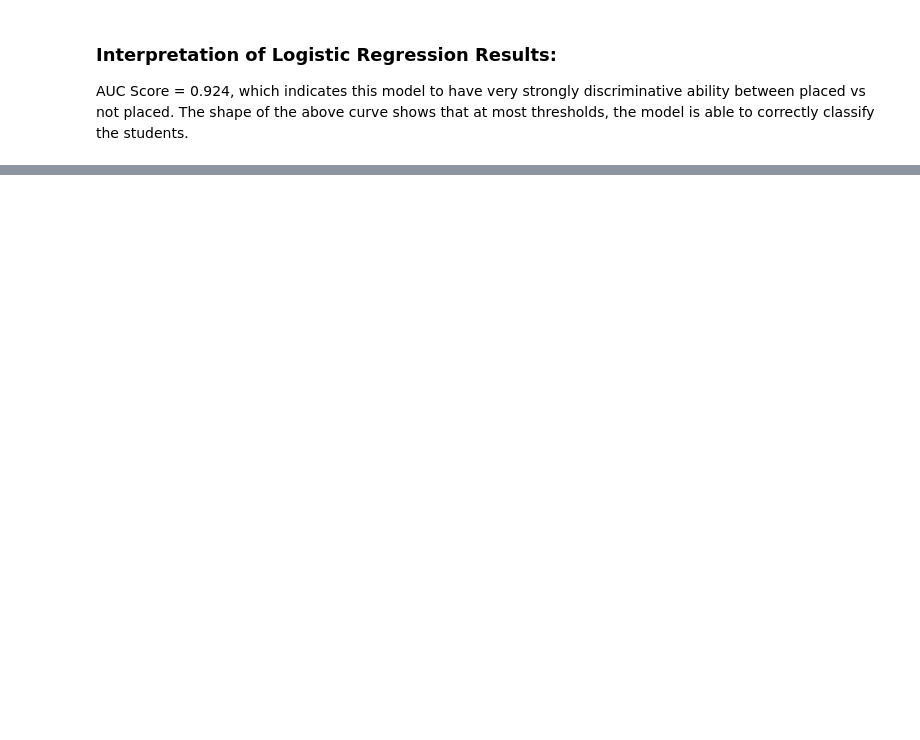
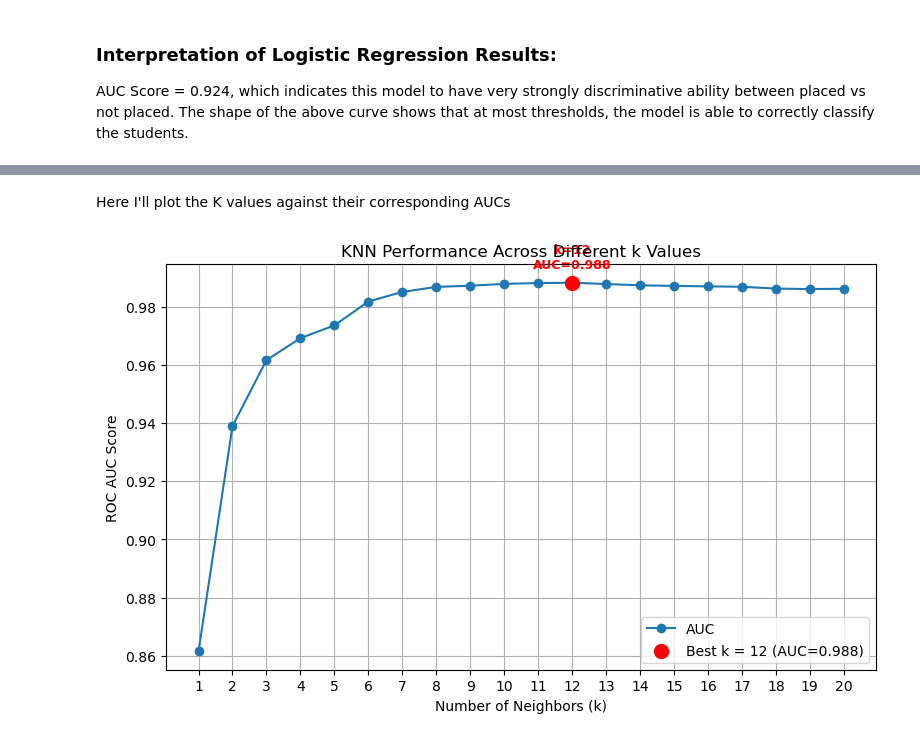
Before and after one commit to Kate-Zilla/Graduate-Employability, a Jupyter notebook: employability.ipynb, the cells around one changed output, grey strips where cells are left out. Cells and saved outputs as stored; diff of their text form; code cells hidden in the pictures; blank space fills up the shorter version.

```diff
--- a/employability.ipynb
+++ b/employability.ipynb
@@ -341,0 +393,26 @@ The shape of the above curve shows that at most thresholds, the model is able to
+# %% [markdown]
+Here I'll plot the K values against their corresponding AUCs
+# %%
+#Plot k vs AUC
+plt.figure(figsize=(8,5))
+plt.plot(list(results.keys()), list(results.values()), marker='o', label="AUC")
+
+#Highlight the best k
+best_k = max(results, key=results.get)
+best_auc = results[best_k]
+
+plt.scatter(best_k, best_auc, color='red', s=100, zorder=5, label=f"Best k = {best_k} (AUC={best_auc:.3f})")
+plt.text(best_k, best_auc+0.005, f"k={best_k}\nAUC={best_auc:.3f}",
+         ha='center', color='red', fontsize=9, weight='bold')
+
+#Labels and formatting
+plt.xlabel("Number of Neighbors (k)")
+plt.ylabel("ROC AUC Score")
+plt.title("KNN Performance Across Different k Values")
+plt.xticks(range(1,21))
+plt.grid(True)
+plt.legend()
+plt.tight_layout()
+plt.show()
+# %% [output]
+[figure, added]
```
Also changed, not shown: parts of 14 cells of this notebook.
